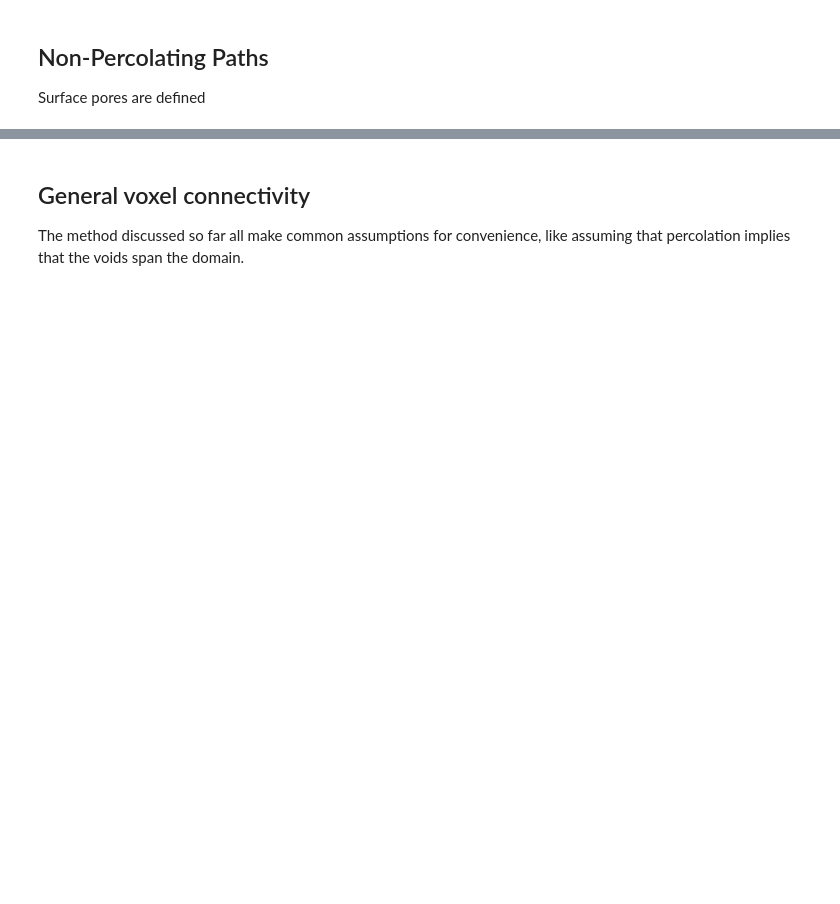
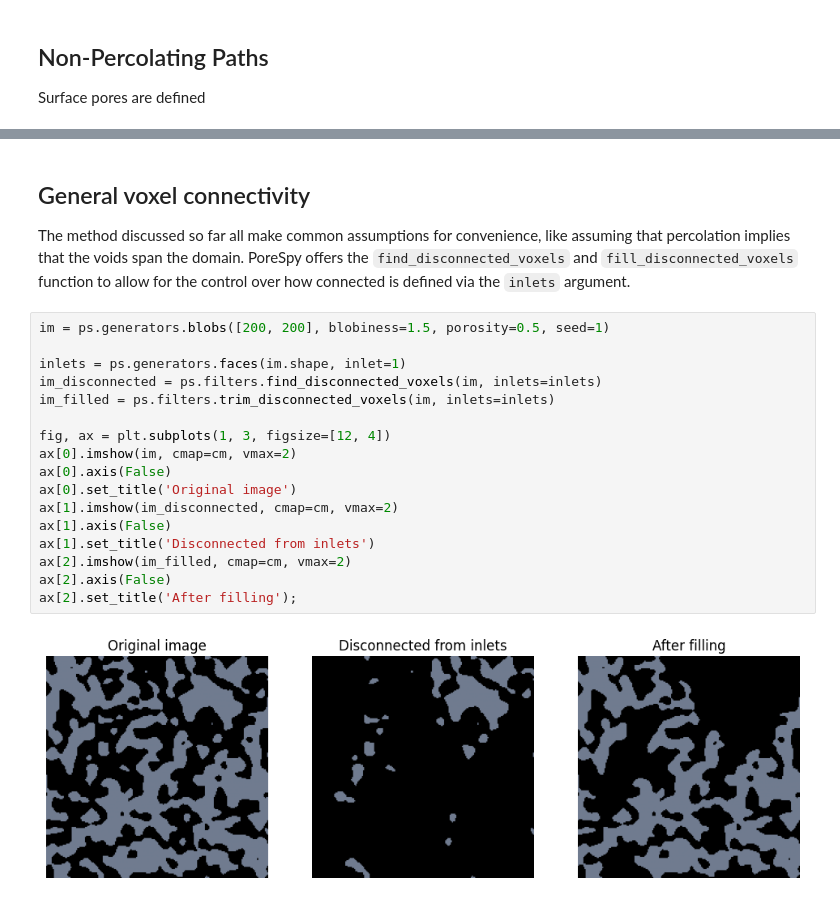
Before and after one commit to HydeAWhile/PoreSpy, a Jupyter notebook: examples/filters/tutorials/finding_and_filling_pores.ipynb, the cells around one changed output, grey strips where cells are left out. Cells and saved outputs as stored; diff of their text form; blank space fills up the shorter version.

Commit message:
fixing find/trim_disconnected_voxels

```diff
--- a/examples/filters/tutorials/finding_and_filling_pores.ipynb
+++ b/examples/filters/tutorials/finding_and_filling_pores.ipynb
@@ -148,4 +148,23 @@ ax[2].set_title('Percolating left to right');
 # %% [markdown]
 ## General voxel connectivity
 
-The method discussed so far all make common assumptions for convenience, like assuming that percolation implies that the voids span the domain.
+The method discussed so far all make common assumptions for convenience, like assuming that percolation implies that the voids span the domain.  PoreSpy offers the `find_disconnected_voxels` and `fill_disconnected_voxels` function to allow for the control over how connected is defined via the `inlets` argument.
+# %%
+im = ps.generators.blobs([200, 200], blobiness=1.5, porosity=0.5, seed=1)
+
+inlets = ps.generators.faces(im.shape, inlet=1)
+im_disconnected = ps.filters.find_disconnected_voxels(im, inlets=inlets)
+im_filled = ps.filters.trim_disconnected_voxels(im, inlets=inlets)
+
+fig, ax = plt.subplots(1, 3, figsize=[12, 4])
+ax[0].imshow(im, cmap=cm, vmax=2)
+ax[0].axis(False)
+ax[0].set_title('Original image')
+ax[1].imshow(im_disconnected, cmap=cm, vmax=2)
+ax[1].axis(False)
+ax[1].set_title('Disconnected from inlets')
+ax[2].imshow(im_filled, cmap=cm, vmax=2)
+ax[2].axis(False)
+ax[2].set_title('After filling');
+# %% [output]
+[figure, added]
```
Also changed, not shown: parts of 2 cells of this notebook, 2 other files.
